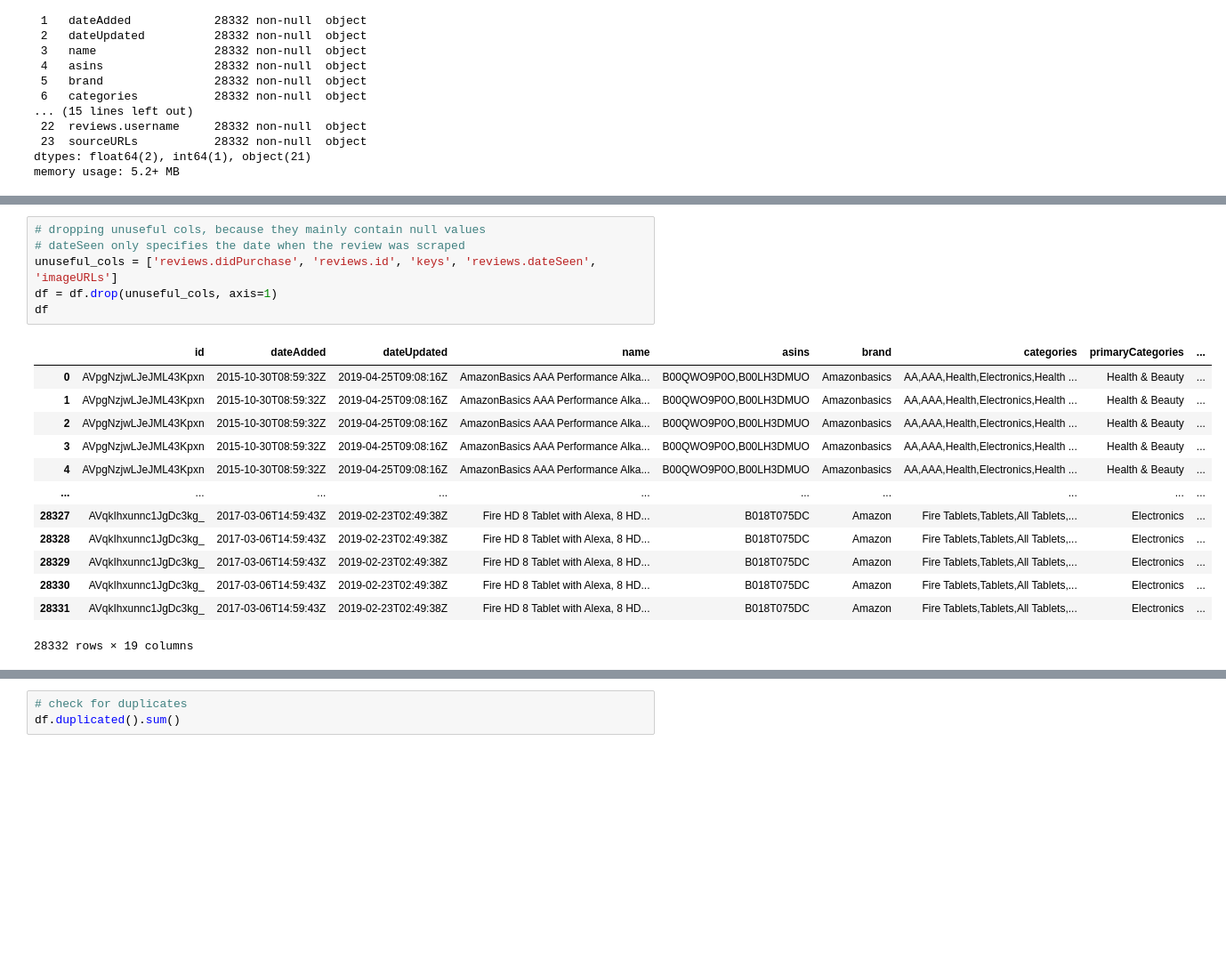
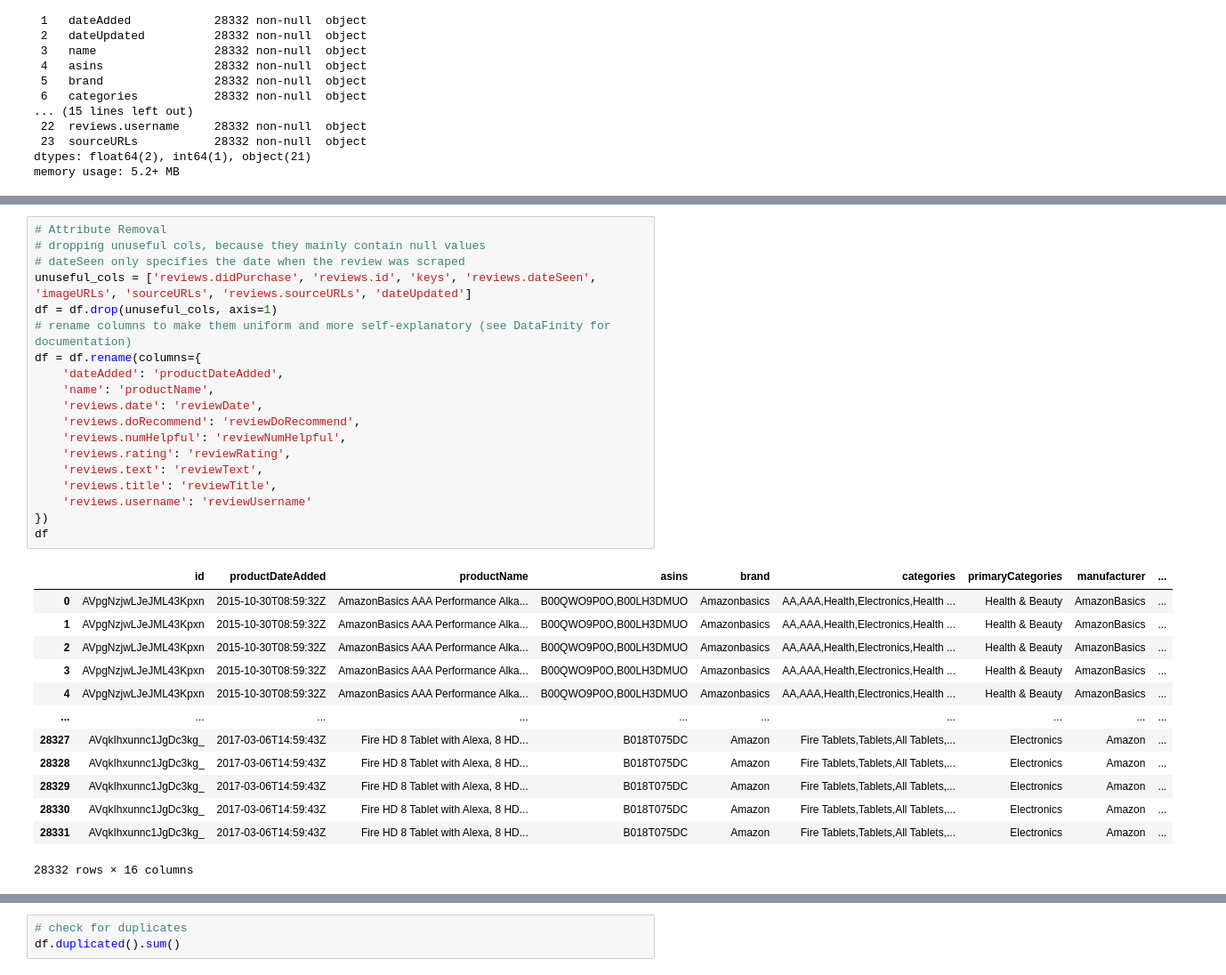
Before and after one commit to MoritzRenkin/tu-bi-DataAnalytics, a Jupyter notebook: lab.ipynb, the cells around one changed output, grey strips where cells are left out. Shown: that part at 89% size. Saved outputs shown, nothing was run; the diff lists cells and outputs as text; blank space fills up the shorter version.

```diff
--- a/lab.ipynb
+++ b/lab.ipynb
@@ -71,23 +74,36 @@ Name: reviews.doRecommend, dtype: int64
 reviews.id
 42
 # %%
+# Attribute Removal
 # dropping unuseful cols, because they mainly contain null values
 # dateSeen only specifies the date when the review was scraped
-unuseful_cols = ['reviews.didPurchase', 'reviews.id', 'keys', 'reviews.dateSeen', 'imageURLs']
+unuseful_cols = ['reviews.didPurchase', 'reviews.id', 'keys', 'reviews.dateSeen', 'imageURLs', 'sourceURLs', 'reviews.sourceURLs', 'dateUpdated']
 df = df.drop(unuseful_cols, axis=1)
+# rename columns to make them uniform and more self-explanatory (see DataFinity for documentation)
+df = df.rename(columns={
+    'dateAdded': 'productDateAdded',
+    'name': 'productName',
+    'reviews.date': 'reviewDate',
+    'reviews.doRecommend': 'reviewDoRecommend',
+    'reviews.numHelpful': 'reviewNumHelpful',
+    'reviews.rating': 'reviewRating',
+    'reviews.text': 'reviewText',
+    'reviews.title': 'reviewTitle',
+    'reviews.username': 'reviewUsername'
+})
 df
 # %% [output]
-|  | id | dateAdded | dateUpdated | name | asins | brand | categories | primaryCategories | ... |
-| 0 | AVpgNzjwLJeJML43Kpxn | 2015-10-30T08:59:32Z | 2019-04-25T09:08:16Z | AmazonBasics AAA Performance Alka... | B00QWO9P0O,B00LH3DMUO | Amazonbasics | AA,AAA,Health,Electronics,Health ... | Health & Beauty | ... |
-| 1 | AVpgNzjwLJeJML43Kpxn | 2015-10-30T08:59:32Z | 2019-04-25T09:08:16Z | AmazonBasics AAA Performance Alka... | B00QWO9P0O,B00LH3DMUO | Amazonbasics | AA,AAA,Health,Electronics,Health ... | Health & Beauty | ... |
-| 2 | AVpgNzjwLJeJML43Kpxn | 2015-10-30T08:59:32Z | 2019-04-25T09:08:16Z | AmazonBasics AAA Performance Alka... | B00QWO9P0O,B00LH3DMUO | Amazonbasics | AA,AAA,Health,Electronics,Health ... | Health & Beauty | ... |
-| 3 | AVpgNzjwLJeJML43Kpxn | 2015-10-30T08:59:32Z | 2019-04-25T09:08:16Z | AmazonBasics AAA Performance Alka... | B00QWO9P0O,B00LH3DMUO | Amazonbasics | AA,AAA,Health,Electronics,Health ... | Health & Beauty | ... |
-| 4 | AVpgNzjwLJeJML43Kpxn | 2015-10-30T08:59:32Z | 2019-04-25T09:08:16Z | AmazonBasics AAA Performance Alka... | B00QWO9P0O,B00LH3DMUO | Amazonbasics | AA,AAA,Health,Electronics,Health ... | Health & Beauty | ... |
+|  | id | productDateAdded | productName | asins | brand | categories | primaryCategories | manufacturer | ... |
+| 0 | AVpgNzjwLJeJML43Kpxn | 2015-10-30T08:59:32Z | AmazonBasics AAA Performance Alka... | B00QWO9P0O,B00LH3DMUO | Amazonbasics | AA,AAA,Health,Electronics,Health ... | Health & Beauty | AmazonBasics | ... |
+| 1 | AVpgNzjwLJeJML43Kpxn | 2015-10-30T08:59:32Z | AmazonBasics AAA Performance Alka... | B00QWO9P0O,B00LH3DMUO | Amazonbasics | AA,AAA,Health,Electronics,Health ... | Health & Beauty | AmazonBasics | ... |
+| 2 | AVpgNzjwLJeJML43Kpxn | 2015-10-30T08:59:32Z | AmazonBasics AAA Performance Alka... | B00QWO9P0O,B00LH3DMUO | Amazonbasics | AA,AAA,Health,Electronics,Health ... | Health & Beauty | AmazonBasics | ... |
+| 3 | AVpgNzjwLJeJML43Kpxn | 2015-10-30T08:59:32Z | AmazonBasics AAA Performance Alka... | B00QWO9P0O,B00LH3DMUO | Amazonbasics | AA,AAA,Health,Electronics,Health ... | Health & Beauty | AmazonBasics | ... |
+| 4 | AVpgNzjwLJeJML43Kpxn | 2015-10-30T08:59:32Z | AmazonBasics AAA Performance Alka... | B00QWO9P0O,B00LH3DMUO | Amazonbasics | AA,AAA,Health,Electronics,Health ... | Health & Beauty | AmazonBasics | ... |
 | ... | ... | ... | ... | ... | ... | ... | ... | ... | ... |
-| 28327 | AVqkIhxunnc1JgDc3kg_ | 2017-03-06T14:59:43Z | 2019-02-23T02:49:38Z | Fire HD 8 Tablet with Alexa, 8 HD... | B018T075DC | Amazon | Fire Tablets,Tablets,All Tablets,... | Electronics | ... |
-| 28328 | AVqkIhxunnc1JgDc3kg_ | 2017-03-06T14:59:43Z | 2019-02-23T02:49:38Z | Fire HD 8 Tablet with Alexa, 8 HD... | B018T075DC | Amazon | Fire Tablets,Tablets,All Tablets,... | Electronics | ... |
-| 28329 | AVqkIhxunnc1JgDc3kg_ | 2017-03-06T14:59:43Z | 2019-02-23T02:49:38Z | Fire HD 8 Tablet with Alexa, 8 HD... | B018T075DC | Amazon | Fire Tablets,Tablets,All Tablets,... | Electronics | ... |
-| 28330 | AVqkIhxunnc1JgDc3kg_ | 2017-03-06T14:59:43Z | 2019-02-23T02:49:38Z | Fire HD 8 Tablet with Alexa, 8 HD... | B018T075DC | Amazon | Fire Tablets,Tablets,All Tablets,... | Electronics | ... |
-| 28331 | AVqkIhxunnc1JgDc3kg_ | 2017-03-06T14:59:43Z | 2019-02-23T02:49:38Z | Fire HD 8 Tablet with Alexa, 8 HD... | B018T075DC | Amazon | Fire Tablets,Tablets,All Tablets,... | Electronics | ... |
+| 28327 | AVqkIhxunnc1JgDc3kg_ | 2017-03-06T14:59:43Z | Fire HD 8 Tablet with Alexa, 8 HD... | B018T075DC | Amazon | Fire Tablets,Tablets,All Tablets,... | Electronics | Amazon | ... |
+| 28328 | AVqkIhxunnc1JgDc3kg_ | 2017-03-06T14:59:43Z | Fire HD 8 Tablet with Alexa, 8 HD... | B018T075DC | Amazon | Fire Tablets,Tablets,All Tablets,... | Electronics | Amazon | ... |
+| 28329 | AVqkIhxunnc1JgDc3kg_ | 2017-03-06T14:59:43Z | Fire HD 8 Tablet with Alexa, 8 HD... | B018T075DC | Amazon | Fire Tablets,Tablets,All Tablets,... | Electronics | Amazon | ... |
+| 28330 | AVqkIhxunnc1JgDc3kg_ | 2017-03-06T14:59:43Z | Fire HD 8 Tablet with Alexa, 8 HD... | B018T075DC | Amazon | Fire Tablets,Tablets,All Tablets,... | Electronics | Amazon | ... |
+| 28331 | AVqkIhxunnc1JgDc3kg_ | 2017-03-06T14:59:43Z | Fire HD 8 Tablet with Alexa, 8 HD... | B018T075DC | Amazon | Fire Tablets,Tablets,All Tablets,... | Electronics | Amazon | ... |
-28332 rows × 19 columns
+28332 rows × 16 columns
 # %%
```
Also changed, not shown: parts of 19 cells of this notebook.
